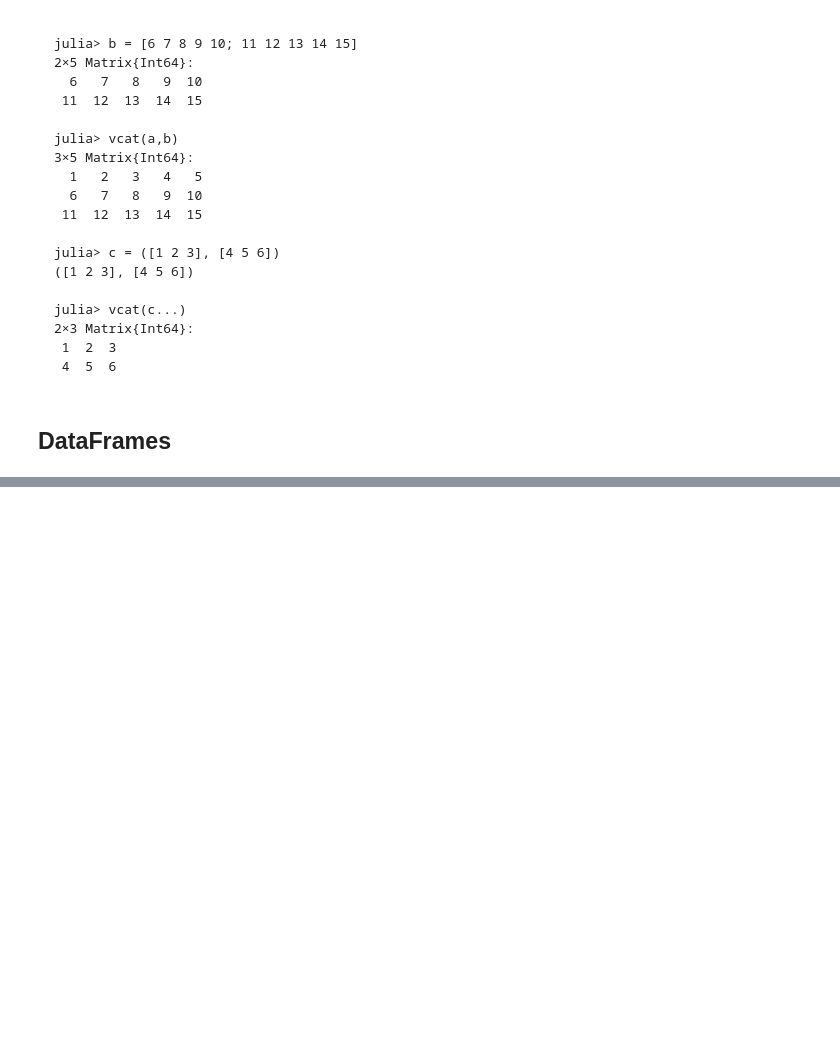
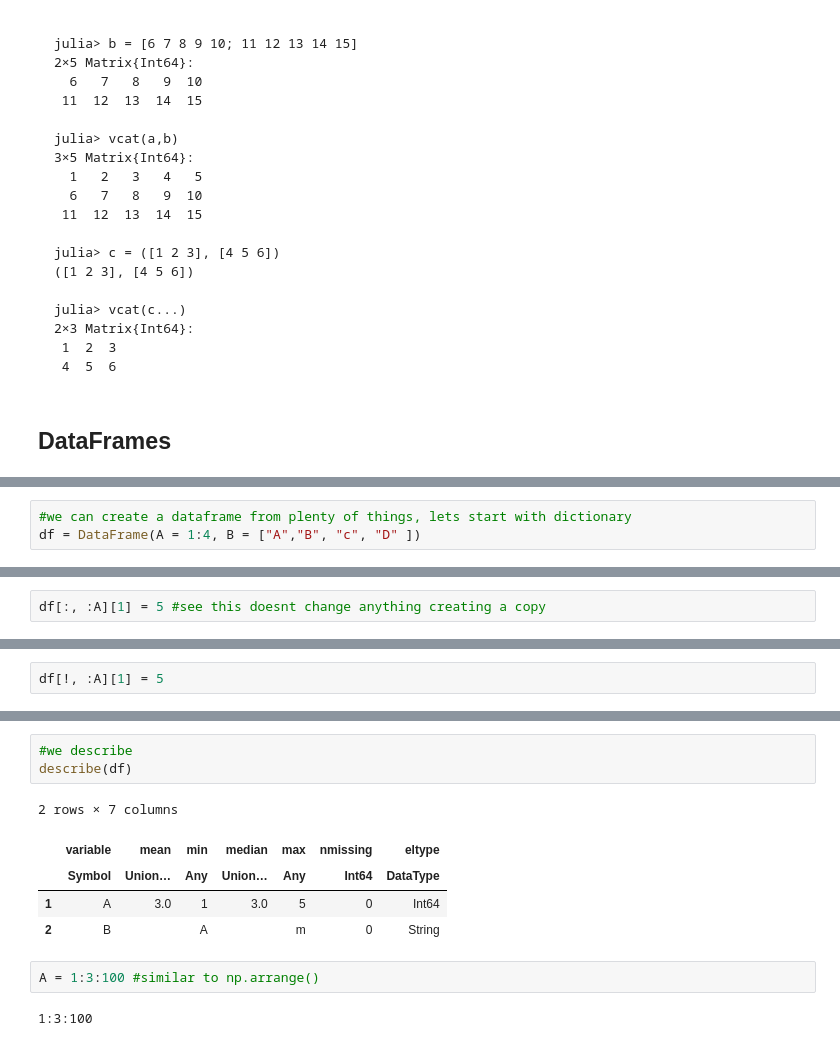
Before and after one commit to Nihal-197/julia---HackerEarth-Problems-Data-Science, a Jupyter notebook: Data Manipulation and Visualization/Data Manipulation and Visualization.ipynb, the cells around one changed output, grey strips where cells are left out. Saved outputs shown, nothing was run; the diff lists cells and outputs as text; blank space fills up the shorter version.

```diff
--- a/Data Manipulation and Visualization/Data Manipulation and Visualization.ipynb
+++ b/Data Manipulation and Visualization/Data Manipulation and Visualization.ipynb
@@ -229,0 +232,3 @@ julia> vcat(c...)
+# %%
+#we can create a dataframe from plenty of things, lets start with dictionary
+df = DataFrame(A = 1:4, B = ["A","B", "c", "D" ])
@@ -229,0 +252,2 @@ julia> vcat(c...)
+# %%
+df[:, :A][1] = 5 #see this doesnt change anything creating a copy
@@ -229,0 +256,2 @@ julia> vcat(c...)
+# %%
+df[!, :A][1] = 5
@@ -229,0 +294,13 @@ julia> vcat(c...)
+# %%
+#we describe
+describe(df)
+# %% [output]
+2 rows × 7 columns
+|  | variable | mean | min | median | max | nmissing | eltype |
+|  | Symbol | Union… | Any | Union… | Any | Int64 | DataType |
+| 1 | A | 3.0 | 1 | 3.0 | 5 | 0 | Int64 |
+| 2 | B |  | A |  | m | 0 | String |
+# %%
+A = 1:3:100 #similar to np.arrange()
+# %% [output]
+1:3:100
```
Also changed, not shown: parts of 24 cells of this notebook.
